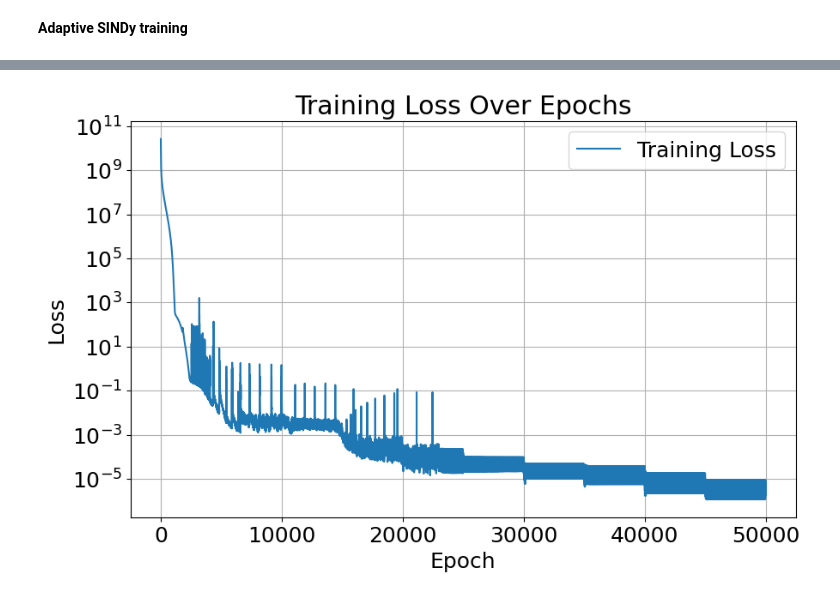
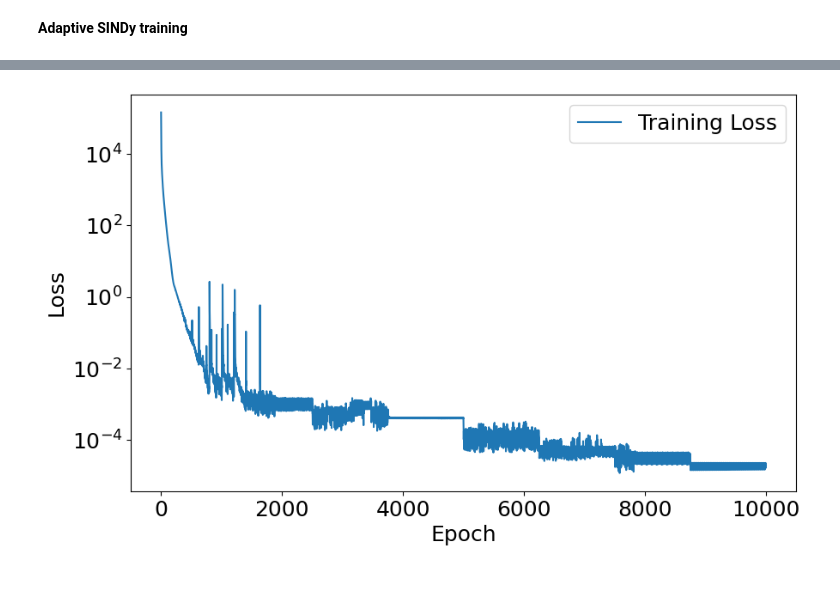
Before and after one commit to siva-viknesh/ADAM-SINDy, a Jupyter notebook: 4_Chemical_reaction/ADAM_SINDy_Chemical_Kinetics_Batching.ipynb, the cells around one changed output, grey strips where cells are left out. Cells and saved outputs as stored; diff of their text form; code cells hidden in the pictures.

```diff
--- a/4_Chemical_reaction/SGD_SINDy_Chemical_Kinetics.ipynb
+++ b/4_Chemical_reaction/ADAM_SINDy_Chemical_Kinetics_Batching.ipynb
@@ -117,11 +118,12 @@ A_candidates = POOL_DATA (x_t, 2, 1).to(processor)
 A1A2_time_deriv = DERIVATIVE (x, y, k, a, b, mu).to(processor)
 
 # HYPERPARAMETERS FOR THE SINDy POD METHODOLOGY
-Epochs        = 50000
+batchsize     = 2048
+Epochs        = 10000
 learning_rate = 1e-2
-step_epoch    = 5000
+step_epoch    = 1250
 decay_rate    = 0.50
-
+tolerance     = 5e-3
 
 fig, ax = plt.subplots(nrows = 2, ncols = 1, figsize =(20, 10))
 fig.suptitle('Ground-truth data derivative')
@@ -291,12 +342,12 @@ tensor([-4.9771,  1.0250], device='cuda:0', grad_fn=<SelectBackward0>)
 # %%
 plt.figure(figsize=(10, 6))
 plt.plot(Loss_data.numpy(), label='Training Loss')
 plt.xlabel('Epoch')
 plt.ylabel('Loss')
 plt.yscale('log')
-plt.title('Training Loss Over Epochs')
 plt.legend()
-plt.grid(True)
+plt.grid(False)
+plt.savefig('Loss_plot.jpeg', dpi = 1200)
 plt.show()
 # %% [output]
-[figure, old version]
+[figure, new version]
```
Also changed, not shown: parts of 10 cells of this notebook, 4 other files.
